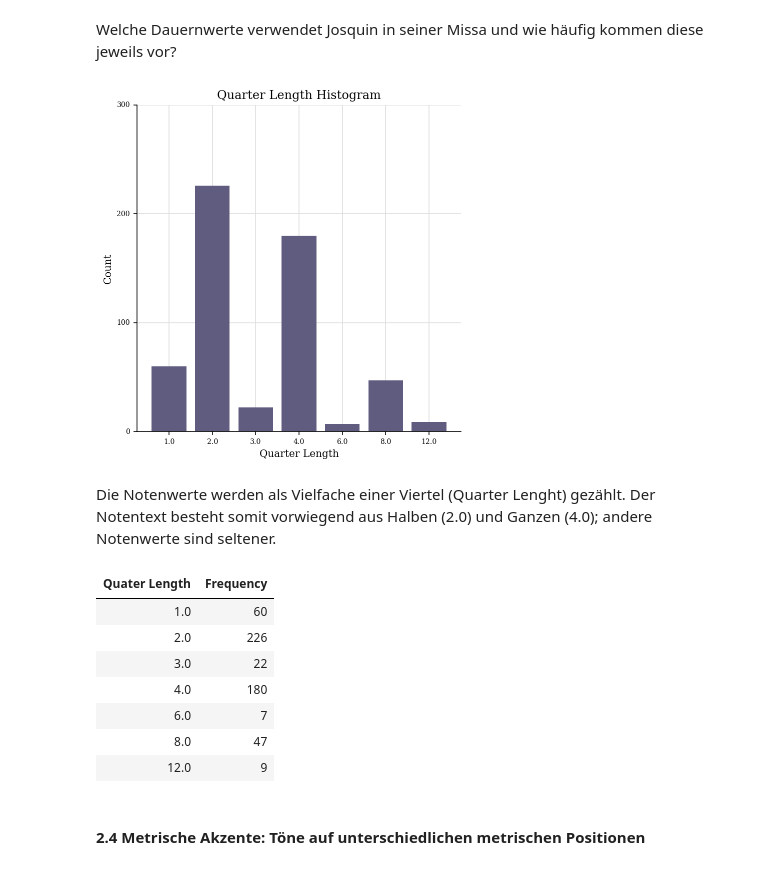
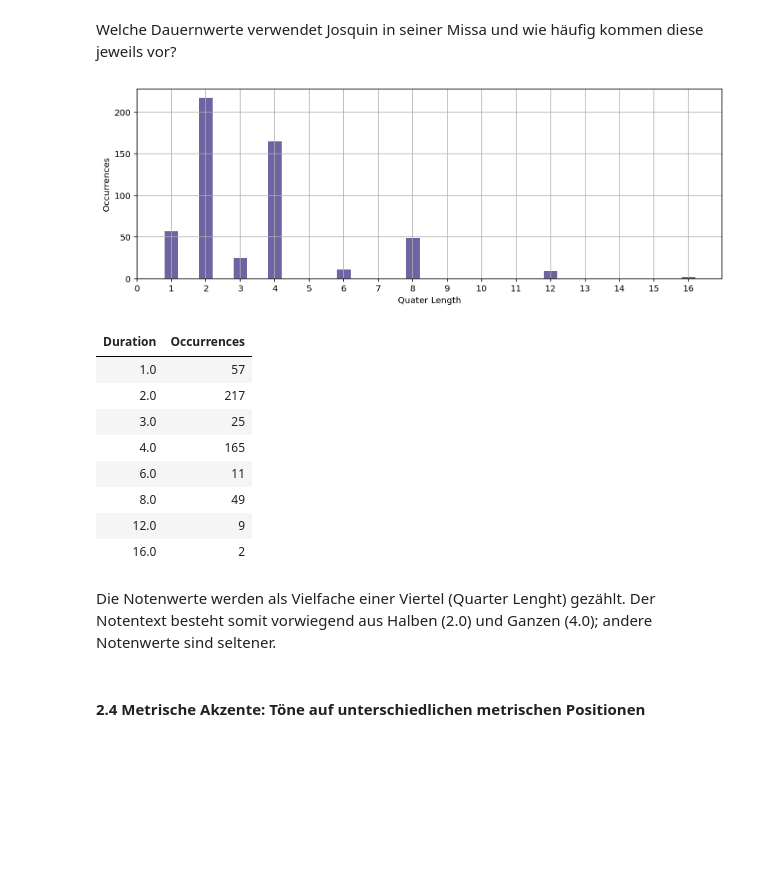
Before and after one commit to Christon-Ragavan/CAMAT, a Jupyter notebook: music_xml_parser/ipynb/Jupyter_Noten_Basics_Part2_Statistik-1.ipynb, the cells around one changed output. Drawn from its saved outputs; the diff is of its cells as text; code cells hidden in the pictures; blank space fills up the shorter version.

```diff
--- a/music_xml_parser/ipynb/Jupyter_Noten_Basics_Part2_Statistik-1.ipynb
+++ b/music_xml_parser/ipynb/Jupyter_Noten_Basics_Part2_Statistik-1.ipynb
@@ -211,32 +203,32 @@ Welche Dauernwerte verwendet Josquin in seiner Missa und wie häufig kommen dies
 # %%
 # Für das Dauernwerte-Histogram muss eine andere Befehlsmethode angewendet werden.
 # Der graph-Befehl muss mit dem run-Befehl kombiniert werden.
-dauern = graph.plot.HistogramQuarterLength(music)
-dauern.run()
+
+quarter_dur_hist = mp.analyse.quarterlength_duration_histogram(m_df, do_plot=True)
+
+mp.utils.export_as_csv(data=quarter_dur_hist,
+                       columns=['Duration', 'Occurrences'],
+                       save_file_name ='quarter_duration_hist.csv',
+                       do_save=True,
+                       do_print=True,
+                       do_return_pd=False,
+                       sep=';',
+                       index=False,
+                       header=True)
 # %% [output]
-[figure, old version]
+[figure, new version]
+| Duration | Occurrences |
+| 1.0 | 57 |
+| 2.0 | 217 |
+| 3.0 | 25 |
+| 4.0 | 165 |
+| 6.0 | 11 |
+| 8.0 | 49 |
+| 12.0 | 9 |
+| 16.0 | 2 |
 # %% [markdown]
 Die Notenwerte werden als Vielfache einer Viertel (Quarter Lenght) gezählt.
 Der Notentext besteht somit vorwiegend aus Halben (2.0) und Ganzen (4.0); andere Notenwerte sind seltener.
-# %%
-# Und hier wieder der Befehl für den Export als csv-Datei:
-
-dauern.extractData()
-hist_data = dauern.data
-hist_data = [[i[0], i[1]] for i in hist_data]
-export_as_csv(data=hist_data,
-                    columns=['Quater Length', 'Frequency'],
-                    save_at='dauern_hist_data.csv',
-                    do_print=True)
-# %% [output]
-| Quater Length | Frequency |
-| 1.0 | 60 |
-| 2.0 | 226 |
-| 3.0 | 22 |
-| 4.0 | 180 |
-| 6.0 | 7 |
-| 8.0 | 47 |
-| 12.0 | 9 |
 # %% [markdown]
 #### 2.4 Metrische Akzente: Töne auf unterschiedlichen metrischen Positionen
 # %% [markdown]
```
Also changed, not shown: parts of 23 cells of this notebook, 12 other files.
